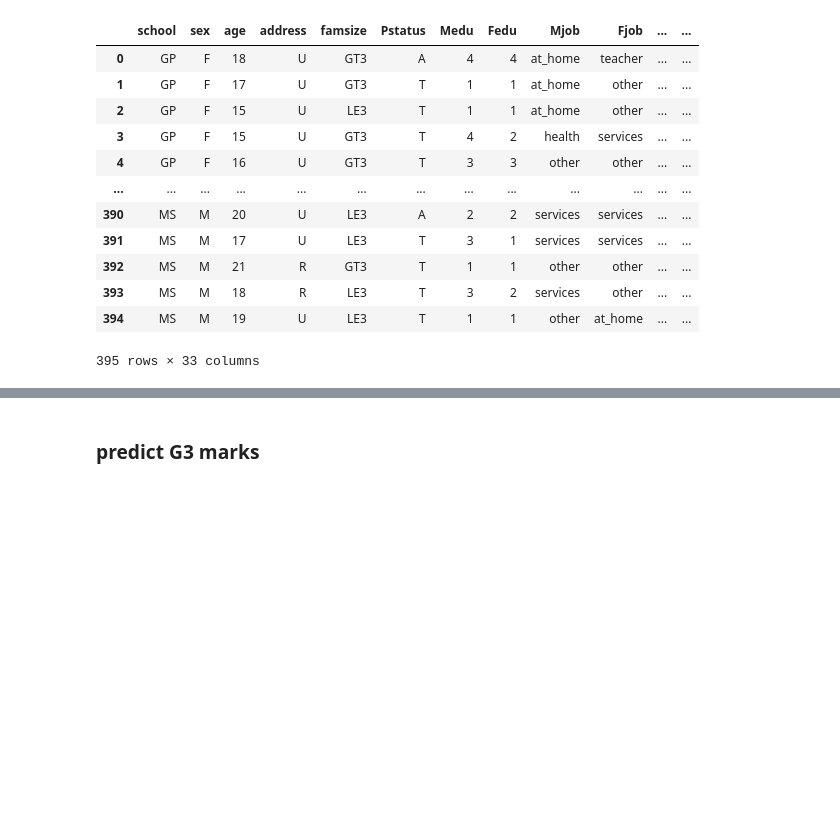
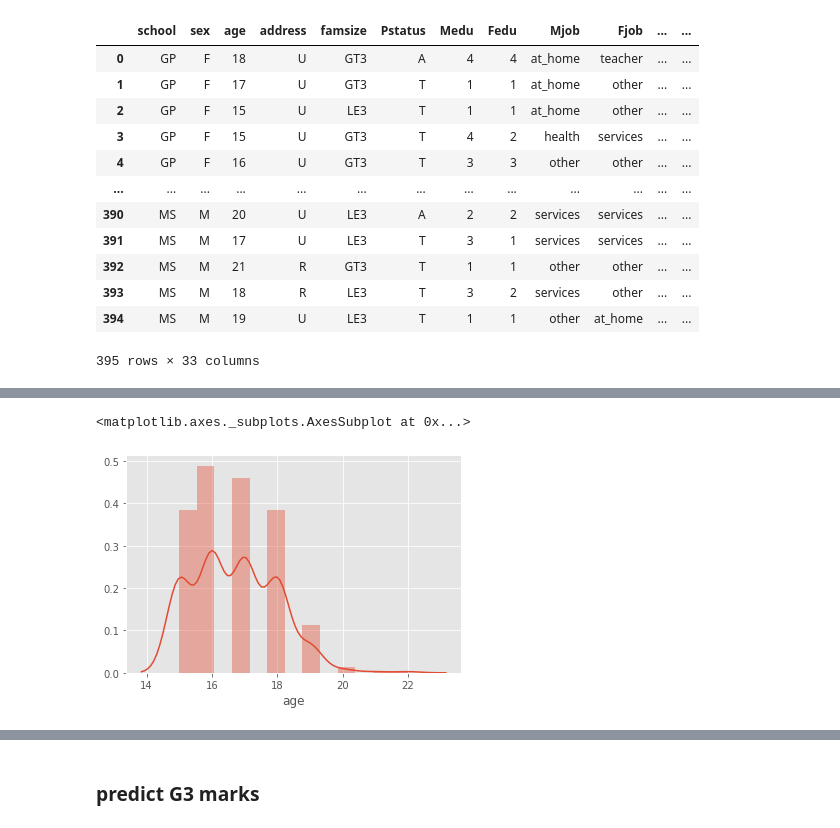
Before and after one commit to Somnathpaul/marks-prediction, a Jupyter notebook: predict marks.ipynb, the cells around one changed output, grey strips where cells are left out. Saved outputs shown, nothing was run; the diff lists cells and outputs as text; code cells hidden in the pictures; blank space fills up the shorter version.

```diff
--- a/predict marks.ipynb
+++ b/predict marks.ipynb
@@ -8,6 +11,8 @@ import matplotlib.pyplot as plt
 %matplotlib inline
 import pickle
 from matplotlib import style
+import seaborn as sns
+plt.style.use("ggplot")
 # %%
 data = pd.read_csv("student_mat.csv", sep=";")
 # %%
@@ -28,0 +36,4 @@ data
+# %%
+df_analysis = data[["sex", "age", "traveltime","absences","freetime","studytime", "schoolsup", "health","failures","activities", "internet", "paid", "Fjob", "Mjob", "G1", "G2", "G3"]]
+
+df_analysis.head()
@@ -28,0 +47,5 @@ data
+# %%
+sns.distplot(df_analysis["age"], kde=True)
+# %% [output]
+<matplotlib.axes._subplots.AxesSubplot at 0x...>
+[figure, added]
```
Also changed, not shown: parts of 30 cells of this notebook, 1 other file.
